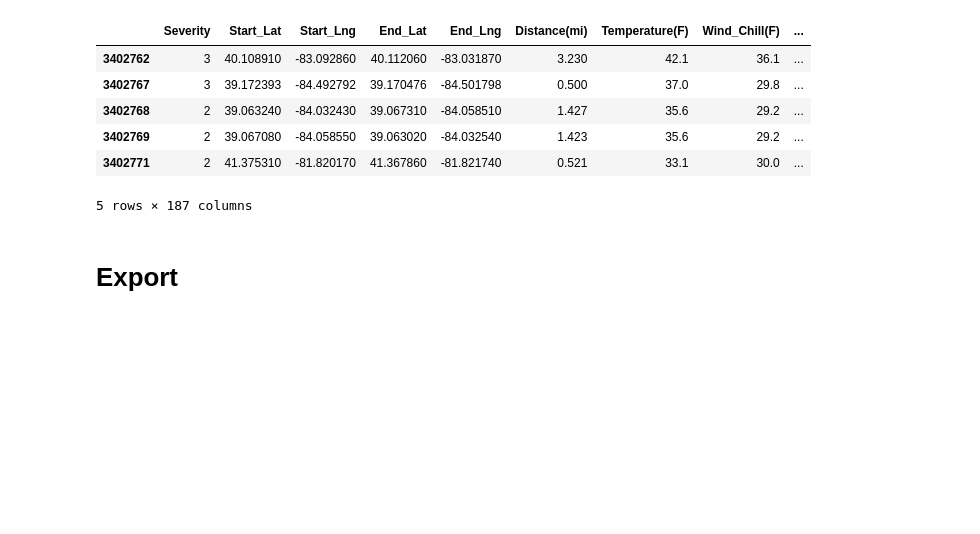
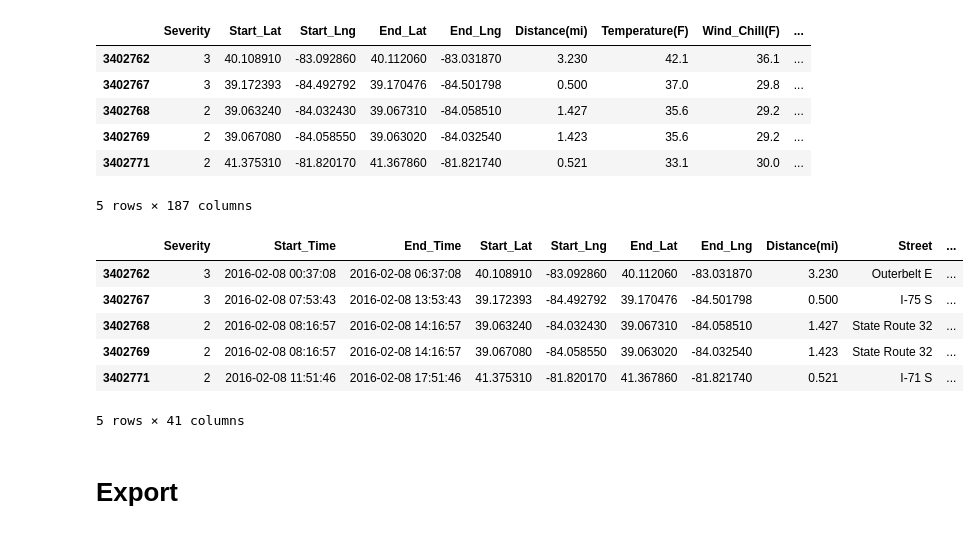
Before and after one commit to Logan-Lutolf/DMKDD-project, a Jupyter notebook: main.ipynb, the cells around one changed output. Cells and saved outputs as stored; diff of their text form; code cells hidden in the pictures; blank space fills up the shorter version.

```diff
--- a/main.ipynb
+++ b/main.ipynb
@@ -106,6 +106,16 @@ advanced_df.head()
 | 3402769 | 2 | 39.067080 | -84.058550 | 39.063020 | -84.032540 | 1.423 | 35.6 | 29.2 | ... |
 | 3402771 | 2 | 41.375310 | -81.820170 | 41.367860 | -81.821740 | 0.521 | 33.1 | 30.0 | ... |
 5 rows × 187 columns
+# %%
+basic_df.head()
+# %% [output]
+|  | Severity | Start_Time | End_Time | Start_Lat | Start_Lng | End_Lat | End_Lng | Distance(mi) | Street | ... |
+| 3402762 | 3 | 2016-02-08 00:37:08 | 2016-02-08 06:37:08 | 40.108910 | -83.092860 | 40.112060 | -83.031870 | 3.230 | Outerbelt E | ... |
+| 3402767 | 3 | 2016-02-08 07:53:43 | 2016-02-08 13:53:43 | 39.172393 | -84.492792 | 39.170476 | -84.501798 | 0.500 | I-75 S | ... |
+| 3402768 | 2 | 2016-02-08 08:16:57 | 2016-02-08 14:16:57 | 39.063240 | -84.032430 | 39.067310 | -84.058510 | 1.427 | State Route 32 | ... |
+| 3402769 | 2 | 2016-02-08 08:16:57 | 2016-02-08 14:16:57 | 39.067080 | -84.058550 | 39.063020 | -84.032540 | 1.423 | State Route 32 | ... |
+| 3402771 | 2 | 2016-02-08 11:51:46 | 2016-02-08 17:51:46 | 41.375310 | -81.820170 | 41.367860 | -81.821740 | 0.521 | I-71 S | ... |
+5 rows × 41 columns
 # %% [markdown]
 # Export
 # %%
```
Also changed, not shown: parts of 7 cells of this notebook.
